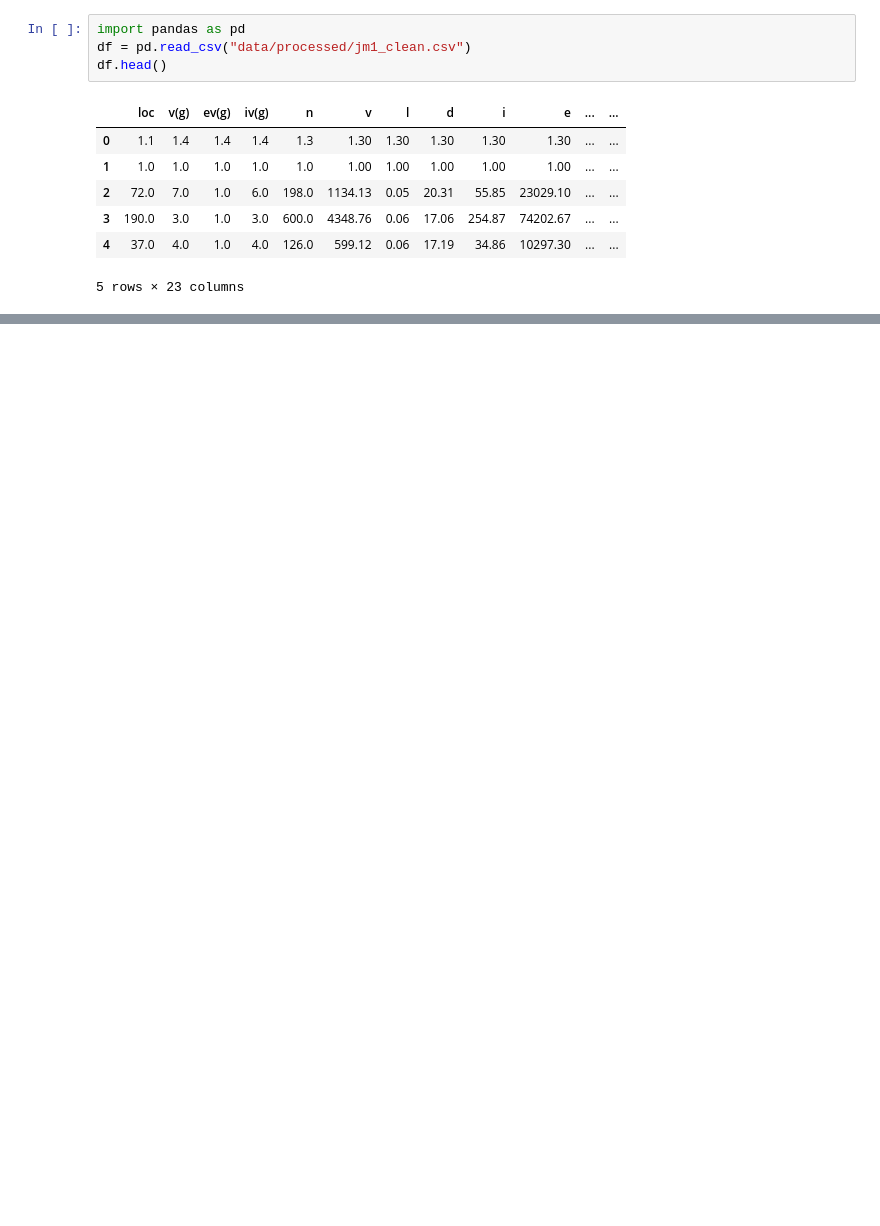
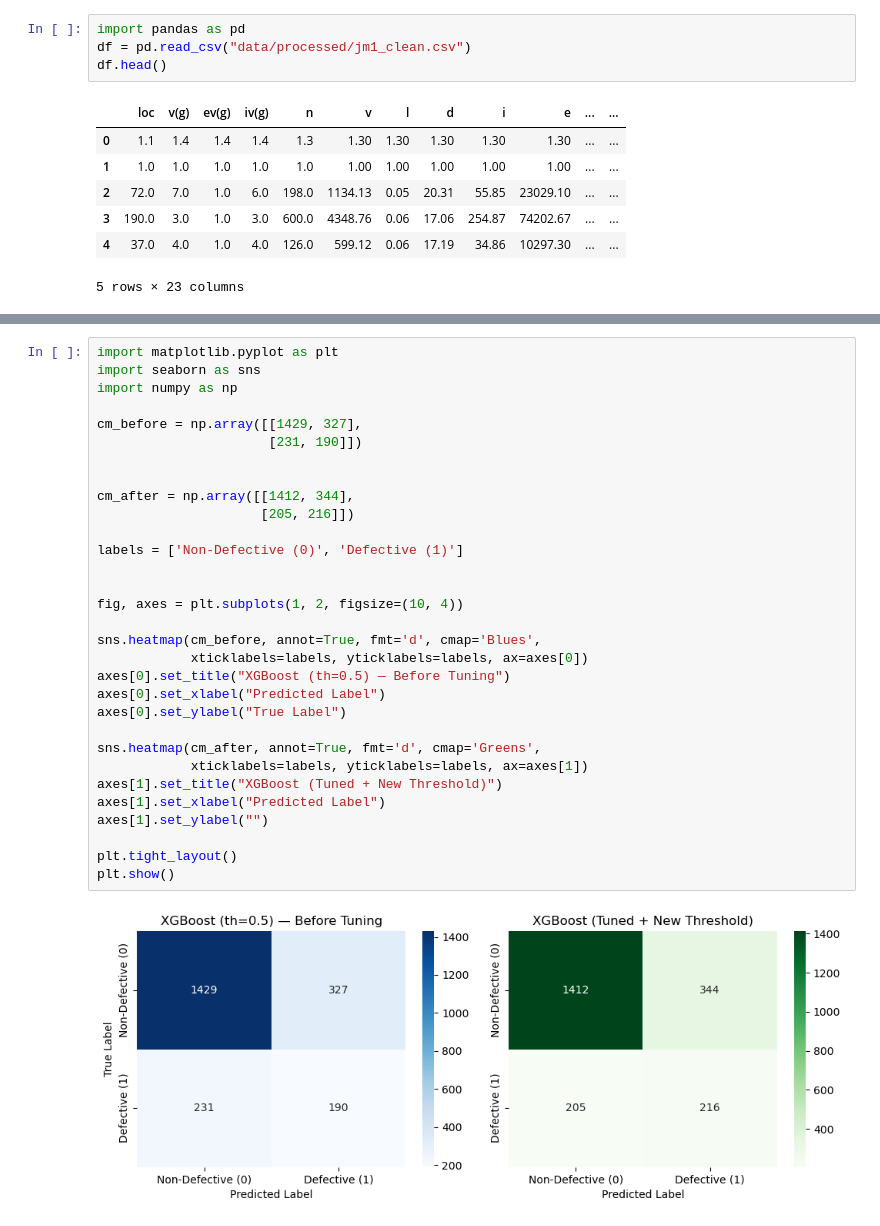
Before and after one commit to PELIN-ERMISKET/Nasa-JM1-defect-prediction-project, a Jupyter notebook: Software Defect Prediction ML.ipynb, the cells around one changed output, grey strips where cells are left out. Saved outputs shown, nothing was run; the diff lists cells and outputs as text; blank space fills up the shorter version.

```diff
--- a/Software Defect Prediction ML.ipynb
+++ b/Software Defect Prediction ML.ipynb
@@ -12,0 +409,33 @@ df.head()
+# %%
+import matplotlib.pyplot as plt
+import seaborn as sns
+import numpy as np
+
+cm_before = np.array([[1429, 327],
+                      [231, 190]])
+
+
+cm_after = np.array([[1412, 344],
+                     [205, 216]])
+
+labels = ['Non-Defective (0)', 'Defective (1)']
+
+
+fig, axes = plt.subplots(1, 2, figsize=(10, 4))
+
+sns.heatmap(cm_before, annot=True, fmt='d', cmap='Blues',
+            xticklabels=labels, yticklabels=labels, ax=axes[0])
+axes[0].set_title("XGBoost (th=0.5) — Before Tuning")
+axes[0].set_xlabel("Predicted Label")
+axes[0].set_ylabel("True Label")
+
+sns.heatmap(cm_after, annot=True, fmt='d', cmap='Greens',
+            xticklabels=labels, yticklabels=labels, ax=axes[1])
+axes[1].set_title("XGBoost (Tuned + New Threshold)")
+axes[1].set_xlabel("Predicted Label")
+axes[1].set_ylabel("")
+
+plt.tight_layout()
+plt.show()
+# %% [output]
+[figure, added]
```
Also changed, not shown: parts of 23 cells of this notebook.
